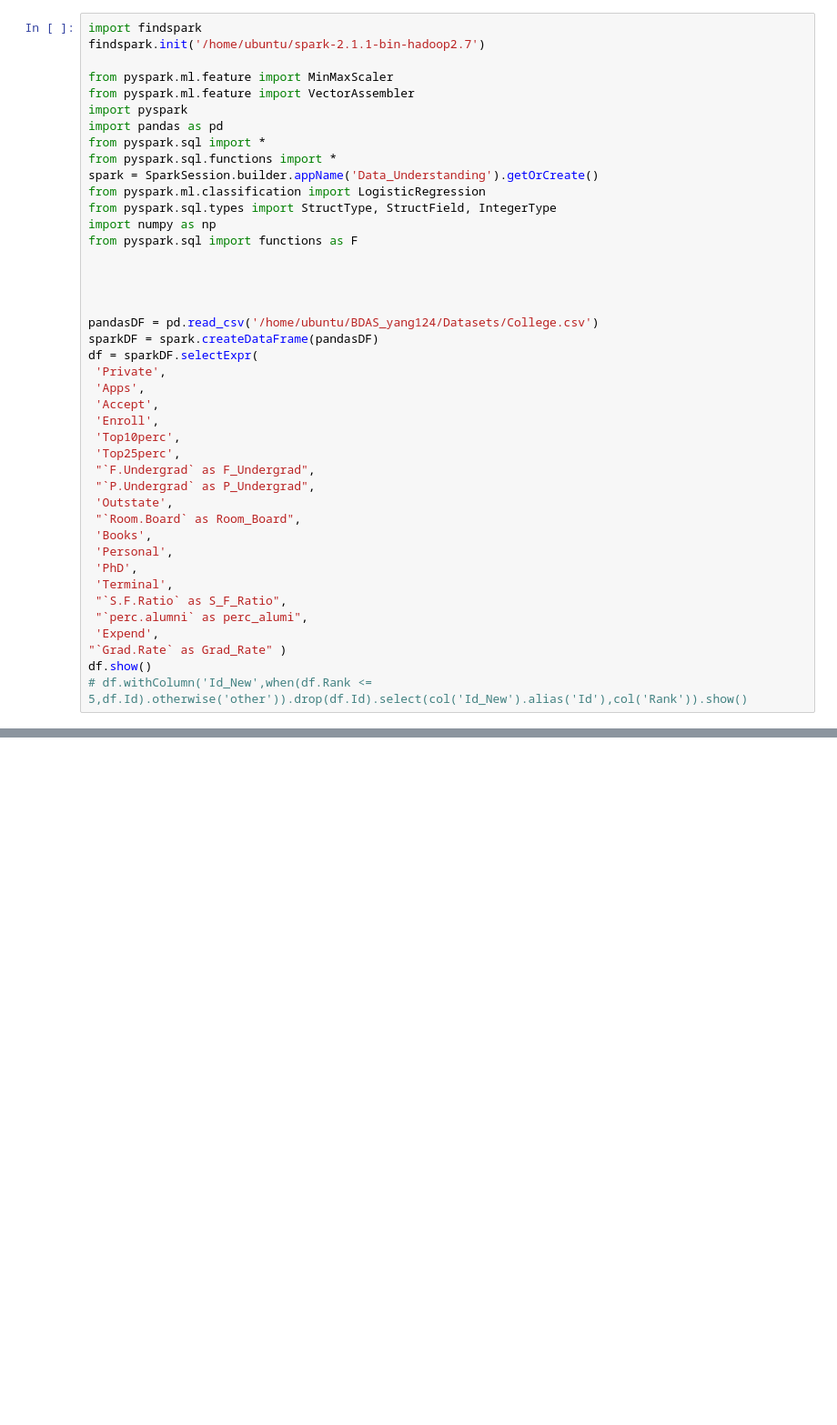
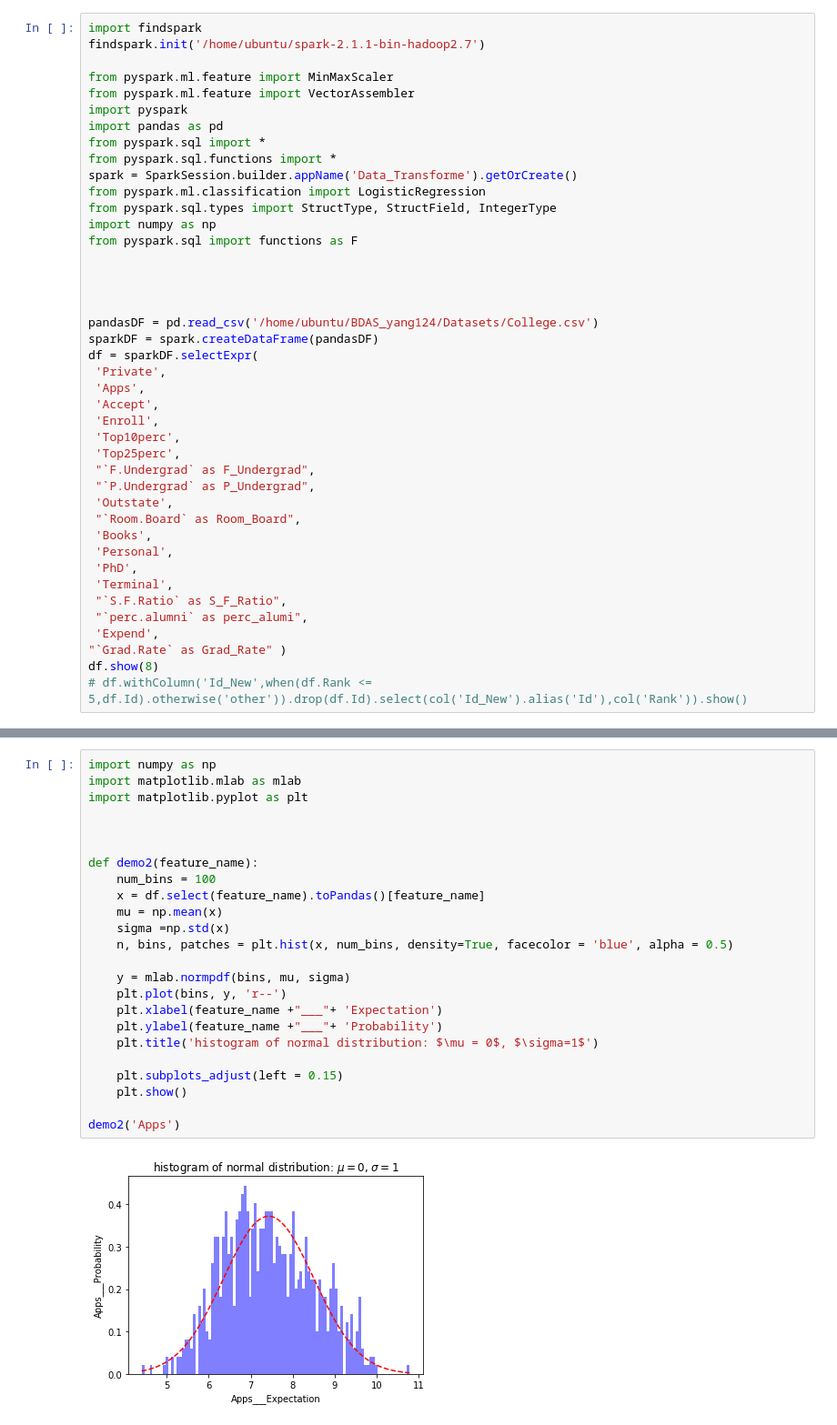
Before and after one commit to cycyjing/BDAS_yang124, a Jupyter notebook: src/Data_Transformation.ipynb, the cells around one changed output, grey strips where cells are left out. Shown: that part at 91% size. Drawn from its saved outputs; the diff is of its cells as text; blank space fills up the shorter version.

```diff
--- a/src/Data_Transformation.ipynb
+++ b/src/Data_Transformation.ipynb
@@ -8,7 +8,7 @@ import pyspark
 import pandas as pd
 from pyspark.sql import *
 from pyspark.sql.functions import *
-spark = SparkSession.builder.appName('Data_Understanding').getOrCreate()
+spark = SparkSession.builder.appName('Data_Transforme').getOrCreate()
 from pyspark.ml.classification import LogisticRegression
 from pyspark.sql.types import StructType, StructField, IntegerType
 import numpy as np
@@ -38,7 +38,7 @@ df = sparkDF.selectExpr(
  "`perc.alumni` as perc_alumi",
  'Expend',
 "`Grad.Rate` as Grad_Rate" )
-df.show()
+df.show(8)
 # df.withColumn('Id_New',when(df.Rank <= 5,df.Id).otherwise('other')).drop(df.Id).select(col('Id_New').alias('Id'),col('Rank')).show()
 # %% [output]
 +-------+----+------+------+---------+---------+-----------+-----------+--------+----------+-----+--------+---+--------+---------+----------+------+---------+
@@ -103,0 +61,26 @@ only showing top 20 rows
+# %%
+import numpy as np
+import matplotlib.mlab as mlab
+import matplotlib.pyplot as plt
+
+
+
+def demo2(feature_name):
+    num_bins = 100
+    x = df.select(feature_name).toPandas()[feature_name]
+    mu = np.mean(x)
+    sigma =np.std(x)
+    n, bins, patches = plt.hist(x, num_bins, density=True, facecolor = 'blue', alpha = 0.5)
+
+    y = mlab.normpdf(bins, mu, sigma)
+    plt.plot(bins, y, 'r--')
+    plt.xlabel(feature_name +"___"+ 'Expectation')
+    plt.ylabel(feature_name +"___"+ 'Probability')
+    plt.title('histogram of normal distribution: $\mu = 0$, $\sigma=1$')
+
+    plt.subplots_adjust(left = 0.15)
+    plt.show()
+
+demo2('Apps')
+# %% [output]
+[figure, added]
```
Also changed, not shown: parts of 1 cell of this notebook, 8 other files.
